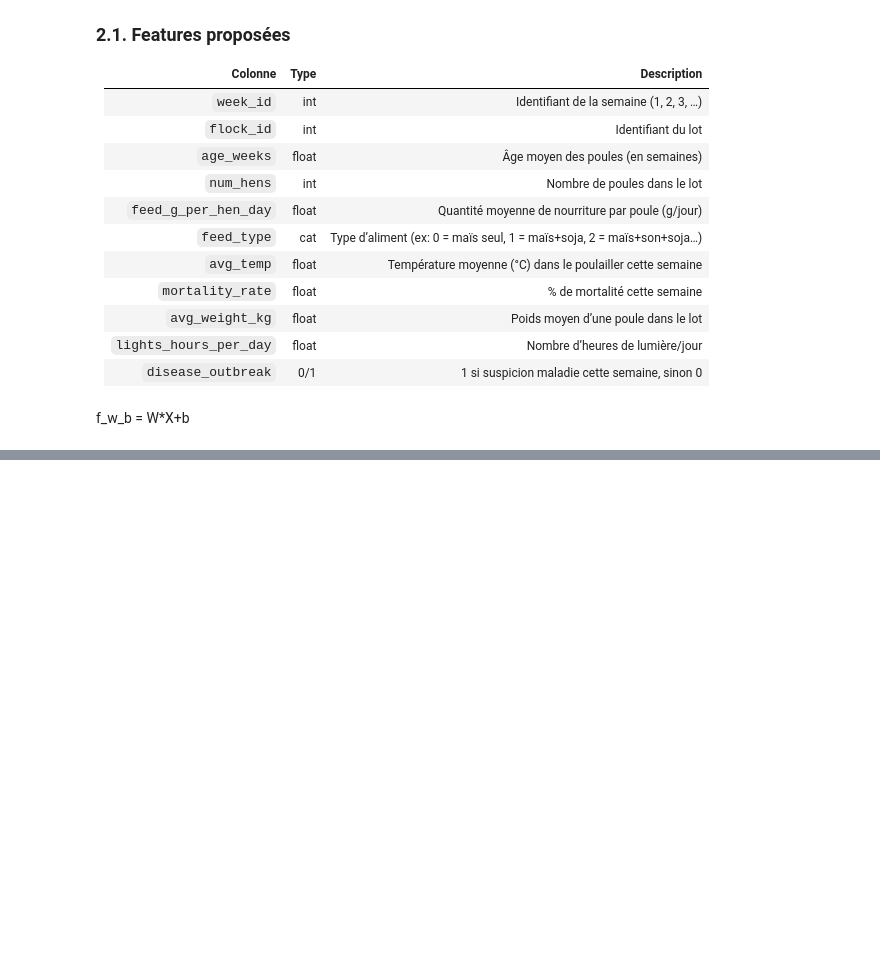
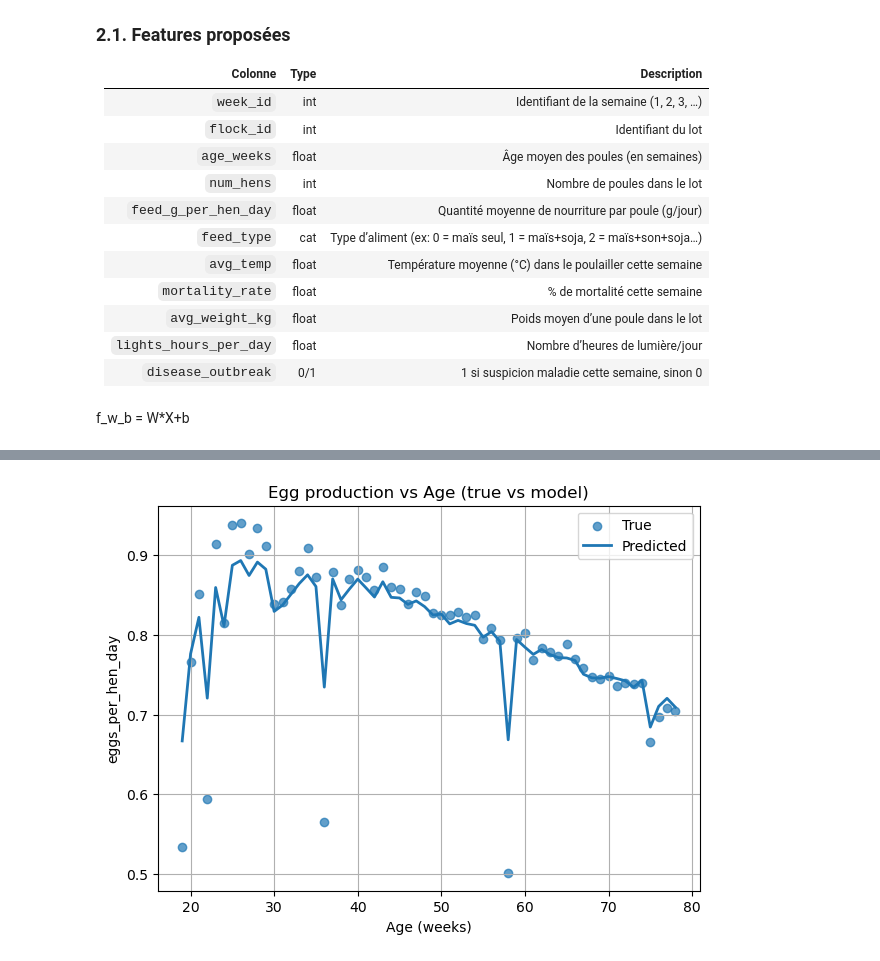
Before and after one commit to codemossaka/SmartFarm_ml, a Jupyter notebook: sample.ipynb, the cells around one changed output, grey strips where cells are left out. Cells and saved outputs as stored; diff of their text form; code cells hidden in the pictures; blank space fills up the shorter version.

```diff
--- a/sample.ipynb
+++ b/sample.ipynb
@@ -184,0 +285,22 @@ plt.show()
+# %%
+age = data['age_weeks'].astype(float).values
+
+# Pour avoir une belle courbe, on tri par âge
+idx_sorted = np.argsort(age)
+age_sorted = age[idx_sorted]
+X_sorted = X_train_two[idx_sorted]
+X_sorted_norm = (X_sorted - X_mean_two) / X_std_two
+y_sorted_pred = X_sorted_norm @ w_final + b_final
+y_sorted_true = Y_train_two[idx_sorted]
+
+plt.figure(figsize=(7, 5))
+plt.scatter(age_sorted, y_sorted_true, label="True", alpha=0.7)
+plt.plot(age_sorted, y_sorted_pred, label="Predicted", linewidth=2)
+plt.xlabel("Age (weeks)")
+plt.ylabel("eggs_per_hen_day")
+plt.title("Egg production vs Age (true vs model)")
+plt.legend()
+plt.grid(True)
+plt.show()
+# %% [output]
+[figure, added]
```
Also changed, not shown: parts of 17 cells of this notebook.
